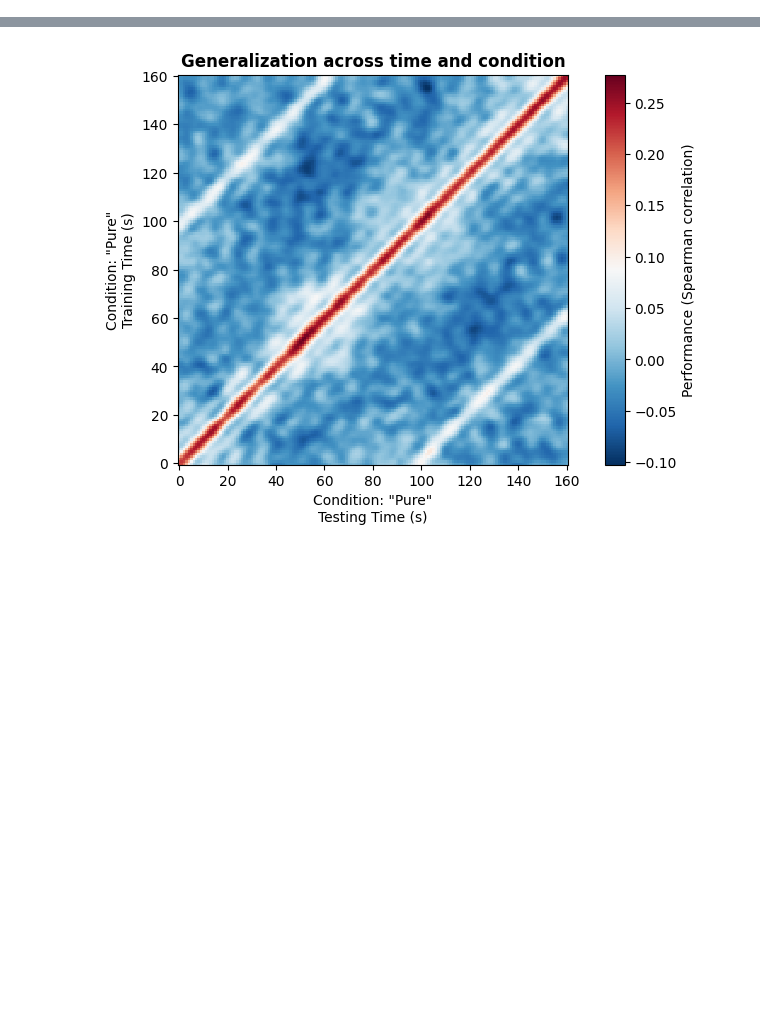
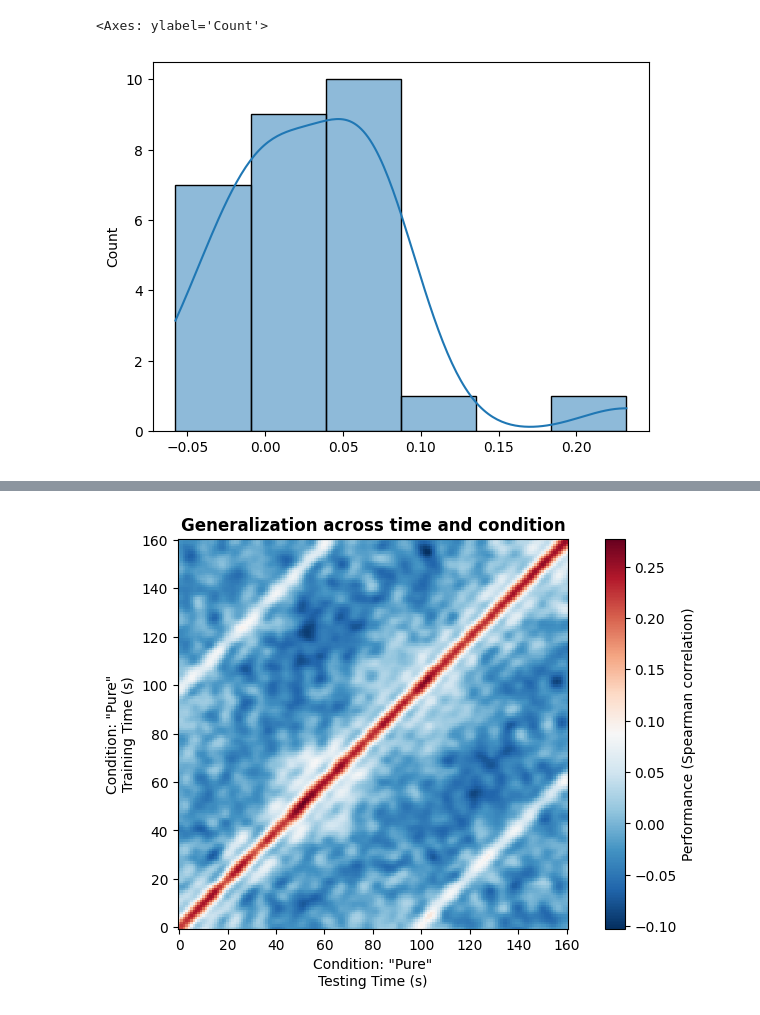
Before and after one commit to isaackrementsov/glysn-meg-analysis, a Jupyter notebook: meg_analysis_streamlined.ipynb, the cells around one changed output, grey strips where cells are left out. Drawn from its saved outputs; the diff is of its cells as text; code cells hidden in the pictures; blank space fills up the shorter version.

```diff
--- a/meg_analysis_streamlined.ipynb
+++ b/meg_analysis_streamlined.ipynb
@@ -69,13 +108,15 @@ def get_perf_timecourse(X, y, decoder, perf_metric, n_splits=5):
     return scores, pvalues
 # %%
 def get_data(filename):
-    fif = mne.read_epochs(f"./sub_data/{sub_files[i]}")
+    fif = mne.read_epochs(f"./sub_data/{filename}")
 
     metadata = fif.metadata
     stim_features = metadata[["freq", "condition", "trial_type"]].to_numpy()
 
     sub_data = fif.get_data(picks=["meg"])
 
+    del fif
+
     return stim_features, sub_data
 # %%
 filters = {
@@ -142,0 +196,27 @@ Text(0, 0.5, 'Spearman correlation')
+# %%
+merged_sub_scores, empty = load_merged_scores()
+
+# If merged scores have not already been saved, generate them (this takes a long time)
+if empty:
+    output = None
+
+    try:
+        pool = mp.Pool(8)
+        output = pool.map(partial(get_sub_scores), sub_files)
+    except KeyboardInterrupt as e:
+        pass
+    finally:
+        pool.terminate()
+        pool.join()
+
+    merged_sub_scores = {
+        "pure": np.zeros((n_subs, tpoints)),
+        "complex": np.zeros((n_subs, tpoints)),
+        "ambiguous": np.zeros((n_subs, tpoints)),
+    }
+
+    for i in range(n_subs):
+        for condition in filters:
+            merged_sub_scores[condition][i] = output[i][condition]
+
+    save_merged_scores(merged_sub_scores)
@@ -142,0 +287,6 @@ Text(0, 0.5, 'Spearman correlation')
+# %%
+scores_at_t = scores[:, at_t(75)]
+sns.histplot(scores_at_t, kde=True)
+# %% [output]
+<Axes: ylabel='Count'>
+[figure, added]
```
Also changed, not shown: parts of 18 cells of this notebook, 3 other files.
